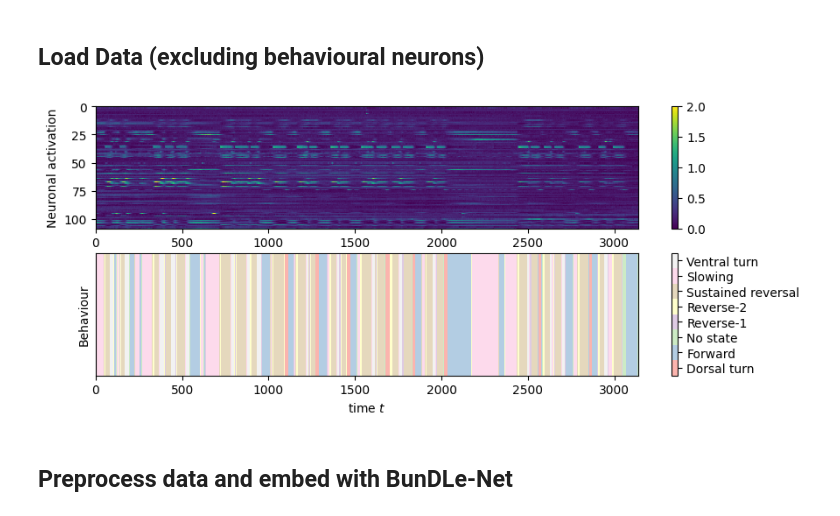
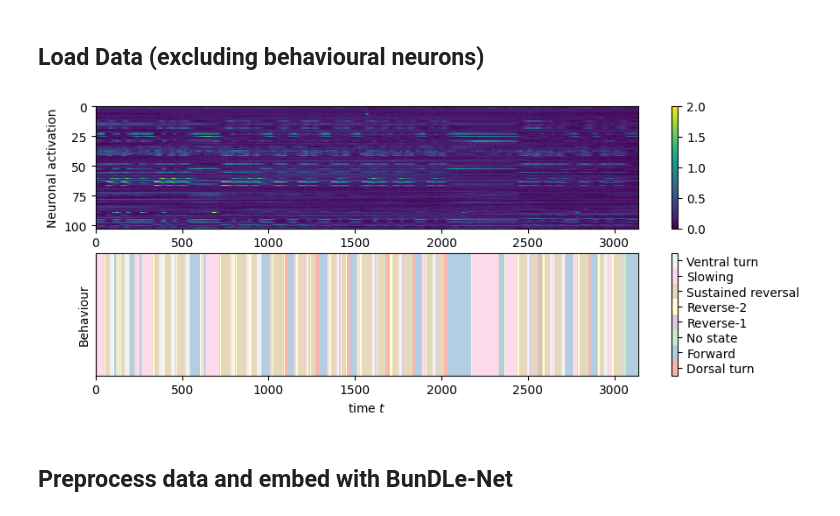
Before and after one commit to dariosannino/BunDLe-Net, a Jupyter notebook: notebooks/demo_c_elegans.ipynb, the cells around one changed output. Saved outputs shown, nothing was run; the diff lists cells and outputs as text; code cells hidden in the pictures.

```diff
--- a/notebooks/demo_c_elegans.ipynb
+++ b/notebooks/demo_c_elegans.ipynb
@@ -33,23 +23,24 @@ ModuleNotFoundError: No module named 'tensorflow'
 # %%
 worm_num = 0
 b_neurons = [
 	'AVAR',
 	'AVAL',
 	'SMDVR',
 	'SMDVL',
 	'SMDDR',
 	'SMDDL',
 	'RIBR',
 	'RIBL'
 ]
 data = Database(data_set_no=worm_num)
-# data.exclude_neurons(b_neurons)
+data.exclude_neurons(b_neurons)
 X = data.neuron_traces.T
+
 B = data.states
 state_names = ['Dorsal turn', 'Forward', 'No state', 'Reverse-1', 'Reverse-2', 'Sustained reversal', 'Slowing', 'Ventral turn']
 plotting_neuronal_behavioural(X, B, state_names=state_names)
 # %% [output]
-[figure, old version]
+[figure, new version]
 # %% [markdown]
 ## Preprocess data and embed with BunDLe-Net
 # %%
```
Also changed, not shown: parts of 24 cells of this notebook, 3 other files.
